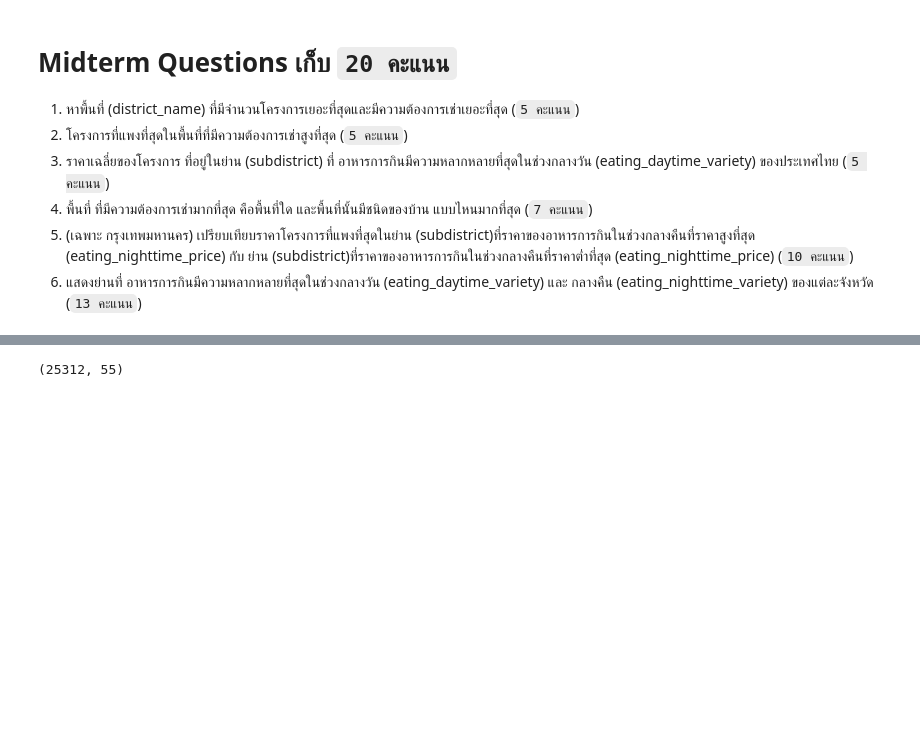
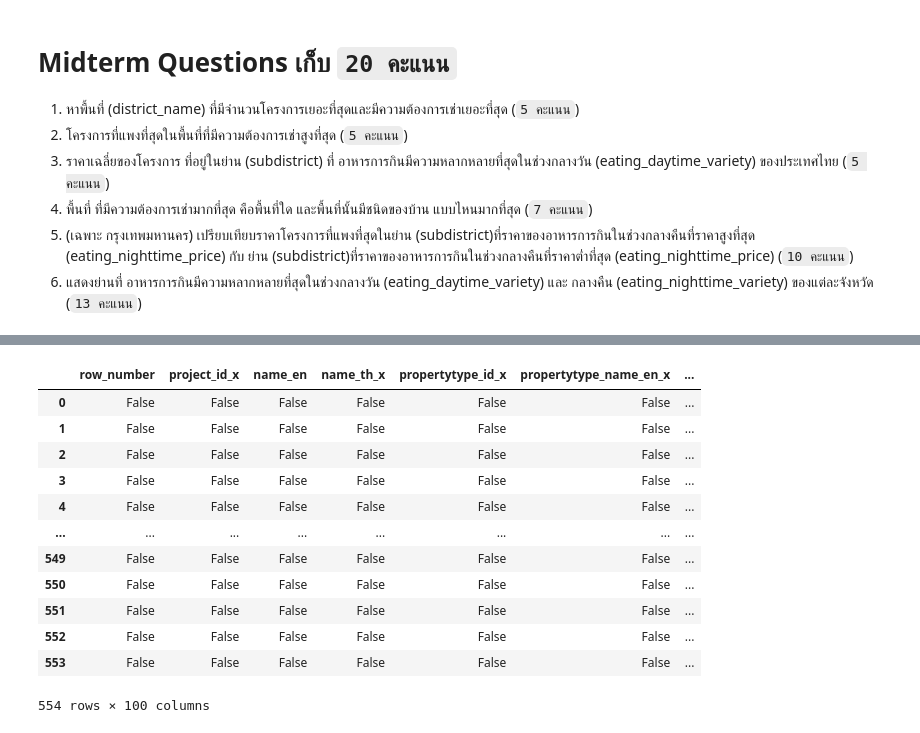
Before and after one commit to TungSoPon/BasicProg_DataViz65, a Jupyter notebook: midterm65.ipynb, the cells around one changed output, grey strips where cells are left out. Cells and saved outputs as stored; diff of their text form; code cells hidden in the pictures; blank space fills up the shorter version.

```diff
--- a/midterm65.ipynb
+++ b/midterm65.ipynb
@@ -84,0 +91,2 @@ dataall = pd.concat([project,rent])
+# %%
+eat1=eat.dropna(subset=['row_number','subdistrict_id','subdistrict_name_th','district_id','district_name_th','province_id','province_name_th','eating_daytime','eating_daytime_price','eating_daytime_variety','eating_nighttime_variety'])
@@ -84,0 +104,3 @@ dataall = pd.concat([project,rent])
+# %%
+data2 = unit1.merge(eat1, left_on='row_number', right_on='row_number')
+data2.head()
@@ -84,0 +115,3 @@ dataall = pd.concat([project,rent])
+# %%
+dataall = data1.merge(data2, left_on='row_number', right_on='row_number')
+dataall.head()
@@ -85,4 +126,16 @@ dataall = pd.concat([project,rent])
 # %%
-dataall.shape
+dataall.isnull()
 # %% [output]
+|  | row_number | project_id_x | name_en | name_th_x | propertytype_id_x | propertytype_name_en_x | ... |
+| 0 | False | False | False | False | False | False | ... |
+| 1 | False | False | False | False | False | False | ... |
+| 2 | False | False | False | False | False | False | ... |
+| 3 | False | False | False | False | False | False | ... |
+| 4 | False | False | False | False | False | False | ... |
+| ... | ... | ... | ... | ... | ... | ... | ... |
+| 549 | False | False | False | False | False | False | ... |
+| 550 | False | False | False | False | False | False | ... |
+| 551 | False | False | False | False | False | False | ... |
+| 552 | False | False | False | False | False | False | ... |
+| 553 | False | False | False | False | False | False | ... |
-(25312, 55)
+554 rows × 100 columns
```
Also changed, not shown: parts of 30 cells of this notebook.
